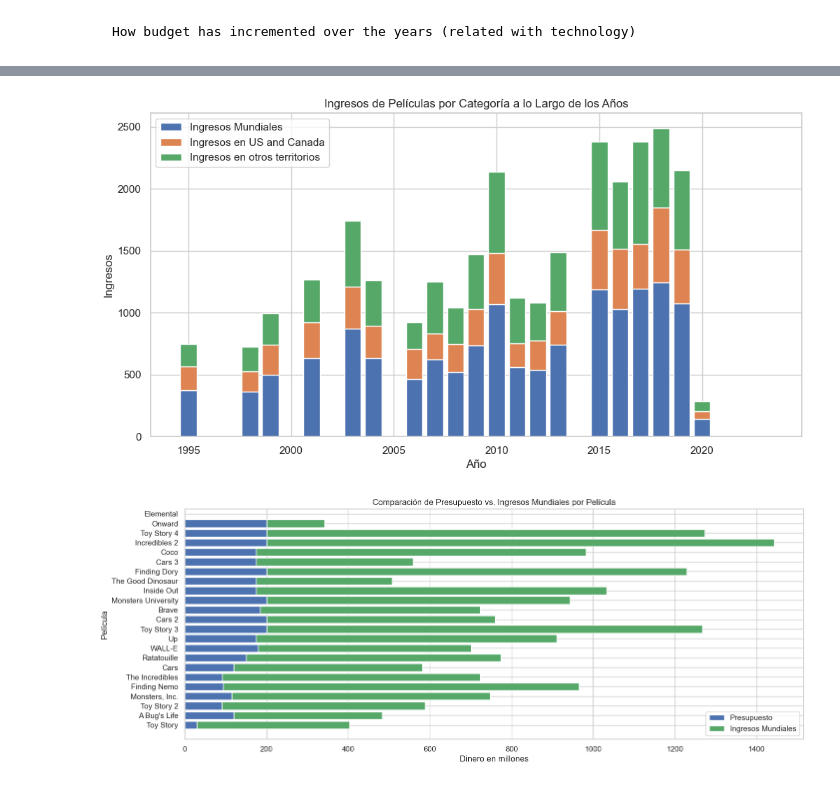
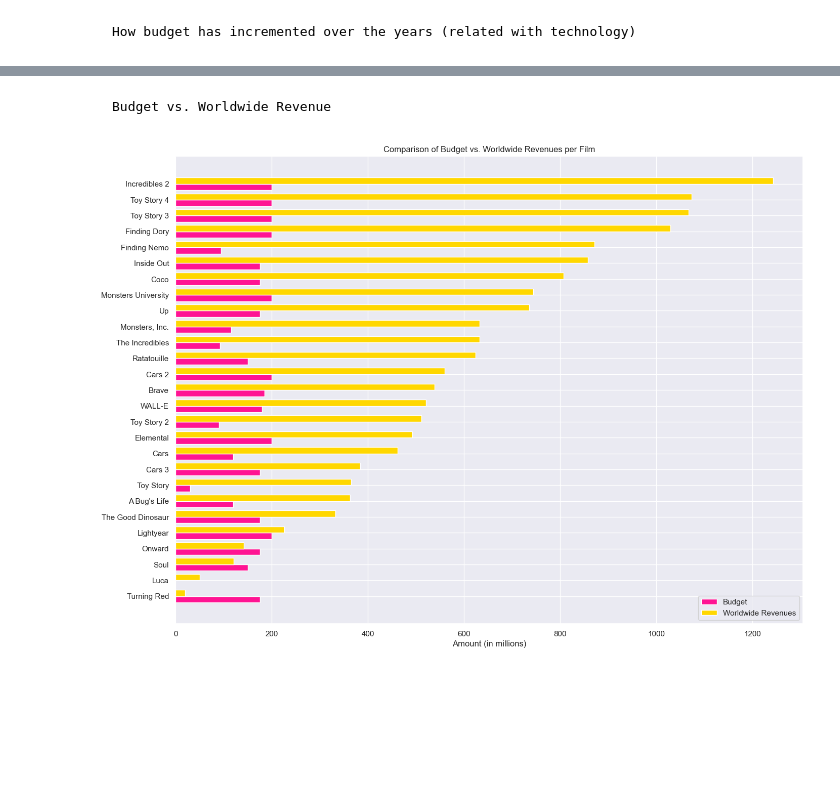
Before and after one commit to niniet98/PROJECT-II, a Jupyter notebook: notebooks/visualization.ipynb, the cells around one changed output, grey strips where cells are left out. Drawn from its saved outputs; the diff is of its cells as text; code cells hidden in the pictures; blank space fills up the shorter version.

```diff
--- a/notebooks/visualization.ipynb
+++ b/notebooks/visualization.ipynb
@@ -63,48 +56,27 @@ plt.show()
-# %%
-# Supongamos que tienes un DataFrame llamado 'movie_data' con las columnas 'year', 'worldwide', 'us_canada', 'other_territories'.
-
-# Crea un gráfico de barras apiladas
-sns.set_style("whitegrid")
-plt.figure(figsize=(12, 6))
-
-# Agrupa los datos por año y suma los ingresos en cada categoría
-data_grouped = pixar_films.groupby('year')[['worldwide', 'us_canada', 'other_territories']].sum().reset_index()
-
-# Crea el gráfico de barras apiladas
-plt.bar(data_grouped['year'], data_grouped['worldwide'], label='Ingresos Mundiales')
-plt.bar(data_grouped['year'], data_grouped['us_canada'], label='Ingresos en US and Canada', bottom=data_grouped['worldwide'])
-plt.bar(data_grouped['year'], data_grouped['other_territories'], label='Ingresos en otros territorios', bottom=data_grouped['worldwide'] + data_grouped['us_canada'])
-
-# Etiquetas y título
-plt.xlabel('Año')
-plt.ylabel('Ingresos')
-plt.title('Ingresos de Películas por Categoría a lo Largo de los Años')
-
-# Leyenda
-plt.legend()
-
-# Muestra el gráfico
-plt.show()
-# %% [output]
-[figure, removed]
-# %%
-# Supongamos que tienes un DataFrame llamado 'movie_data' con las columnas 'movie_title', 'budget' y 'worldwide'.
-
-# Barra para el presupuesto
-plt.barh(pixar_films['film'], pixar_films['budget'], color='b', label='Presupuesto')
-
-# Barra para los ingresos mundiales
-plt.barh(pixar_films['film'], pixar_films['worldwide'], left=pixar_films['budget'], color='g', label='Ingresos Mundiales')
-
-# Etiquetas y título
-plt.xlabel('Dinero en millones')
-plt.ylabel('Película')
-plt.title('Comparación de Presupuesto vs. Ingresos Mundiales por Película')
-
-# Leyenda
-plt.legend()
-
-# Muestra el gráfico
-plt.show()
-# %% [output]
-[figure, removed]
+# %% [markdown]
+    Budget vs. Worldwide Revenue
+# %%
+pixar_subset = pixar_films.sort_values(by="worldwide", ascending=True)
+
+fig, ax = plt.subplots()
+
+bar_width = 0.4
+bar_positions = np.arange(len(pixar_subset))
+
+ax.barh(bar_positions, pixar_subset['budget'], bar_width, color='deeppink', label='Budget')
+
+ax.barh(bar_positions + bar_width, pixar_subset['worldwide'], bar_width, color='gold', label='Worldwide Revenues')
+
+ax.set_yticks(bar_positions + bar_width / 2)
+ax.set_yticklabels(pixar_subset['film'])
+ax.set_xlabel('Amount (in millions)')
+ax.set_title('Comparison of Budget vs. Worldwide Revenues per Film')
+
+ax.legend()
+
+fig.set_size_inches(16, 12)
+fig.savefig('../figures/budget_vs_revenue.png', bbox_inches='tight')
+
+plt.show()
+# %% [output]
+[figure, added]
```
Also changed, not shown: parts of 8 cells of this notebook, 12 other files.
